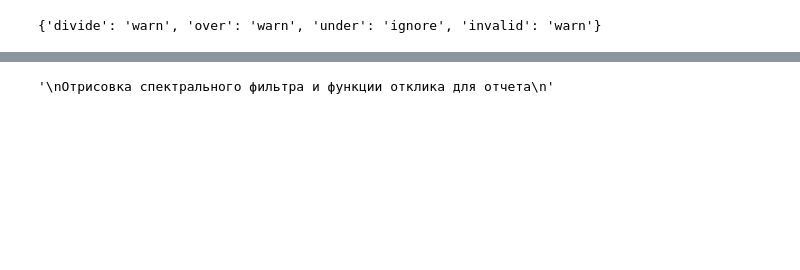
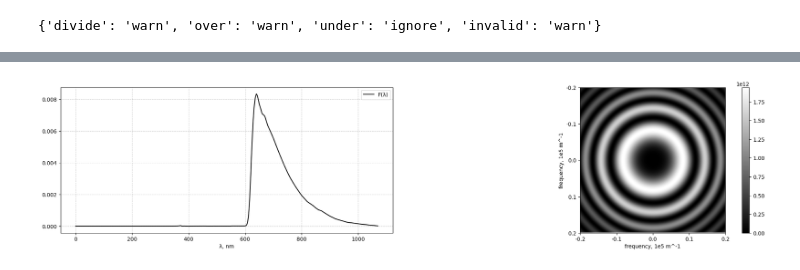
Before and after one commit to AntonMate/domecam, a Jupyter notebook: draft.ipynb, the cells around one changed output, grey strips where cells are left out. Saved outputs shown, nothing was run; the diff lists cells and outputs as text; code cells hidden in the pictures; blank space fills up the shorter version.

```diff
--- a/draft.ipynb
+++ b/draft.ipynb
@@ -376,34 +348,31 @@ plt.colorbar()
 # %%
 '''
 Отрисовка спектрального фильтра и функции отклика для отчета
 '''
 
-# omega_new = sfilter(100, lambda_max=resp_f[0][-1], f_lambda=resp_f[1], D=D, Dpix=frame.shape[0], z=z)
+omega_new = sfilter(z=z)
 
-# fig, (ax1, ax3) = plt.subplots(1, 2, figsize=(25, 5))
+fig, (ax1, ax3) = plt.subplots(1, 2, figsize=(25, 5))
 
-# ax1.plot(resp_f[0], resp_f[1], c='black', label='F(λ)')
-# ax1.set_xlabel('λ, nm')
-# ax1.legend()
-# ax1.set_title('Response function')
-# ax1.grid(color = 'black', linestyle='--', alpha = 0.2)
+ax1.plot(resp_f[0], resp_f[1], c='black', label='F(λ)')
+ax1.set_xlabel('λ, nm')
+ax1.legend()
+ax1.grid(color = 'black', linestyle='--', alpha = 0.2)
 
-# fig.colorbar(ax3.imshow(omega_new, cmap='gray'), ax=ax3)
-# ax3.grid(False)
-# x = np.round(np.linspace(-0.2, 0.2, 5), 2)
-# ax3.set_xticks(np.linspace(0, omega_new.shape[1], 5))
-# ax3.set_yticks(np.linspace(0, omega_new.shape[0], 5))
-# ax3.set_xticklabels(x)
-# ax3.set_yticklabels(x)
-# ax3.set_xlabel('frequency, 1e9 m^-1')
-# ax3.set_ylabel('frequency, 1e9 m^-1')
+fig.colorbar(ax3.imshow(omega_new, cmap='gray'), ax=ax3)
+ax3.grid(False)
+x = np.round(np.linspace(-0.2, 0.2, 5), 2)
+ax3.set_xticks(np.linspace(0, omega_new.shape[1], 5))
+ax3.set_yticks(np.linspace(0, omega_new.shape[0], 5))
+ax3.set_xticklabels(x)
+ax3.set_yticklabels(x)
+ax3.set_xlabel('frequency, 1e5 m^-1')
+ax3.set_ylabel('frequency, 1e5 m^-1')
 
-# # fig.savefig('C:/astro/response_func.png', bbox_inches='tight')
-# print('sum F(lambda):', np.sum(f_lambda))
-# print('Max lambda, nm:', lambda_max)
-# print(' ')
+# fig.savefig('C:/astro/response_func.png', bbox_inches='tight')
+print(' ')
 # %% [output]
-'\nОтрисовка спектрального фильтра и функции отклика для отчета\n'
+[figure, added]
 # %%
 '''
 Отрисовка спеклов для отчета
```
Also changed, not shown: parts of 8 cells of this notebook.
